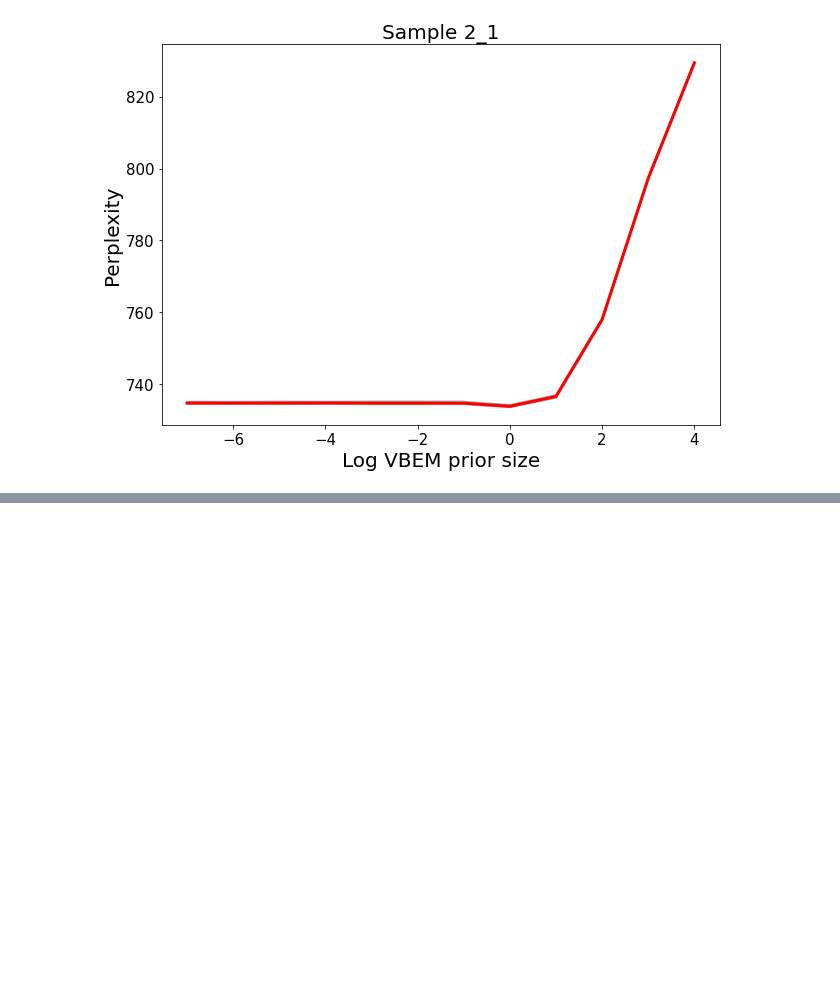
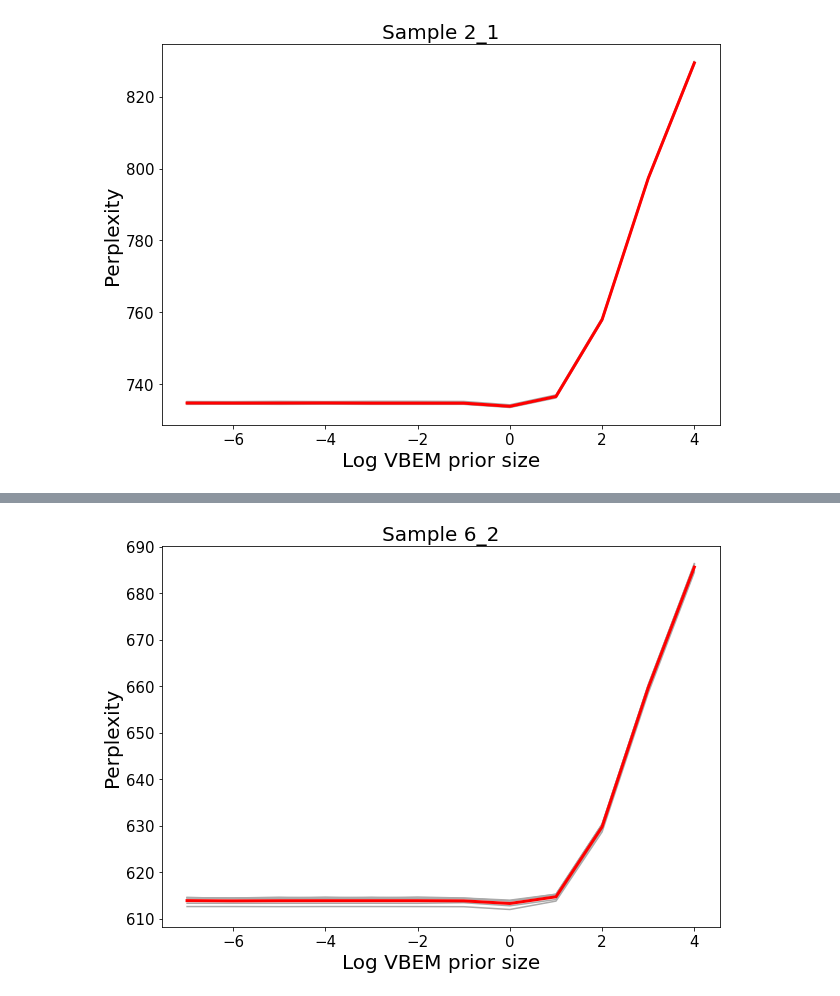
Before and after one commit to NPSDC/shoal_exeperiments, a Jupyter notebook: swim/notebooks/Perplexity Salmon.ipynb, the cells around one changed output, grey strips where cells are left out. Saved outputs shown, nothing was run; the diff lists cells and outputs as text; code cells hidden in the pictures; blank space fills up the shorter version.

```diff
--- a/swim/notebooks/Perplexity Salmon.ipynb
+++ b/swim/notebooks/Perplexity Salmon.ipynb
@@ -73,0 +78,4 @@ p=perplexity_plot("2","1", vbpriors, 5)
+# %%
+p=perplexity_plot("6","2", vbpriors, 5)
+# %% [output]
+[figure, added]
```
Also changed, not shown: parts of 2 cells of this notebook.
